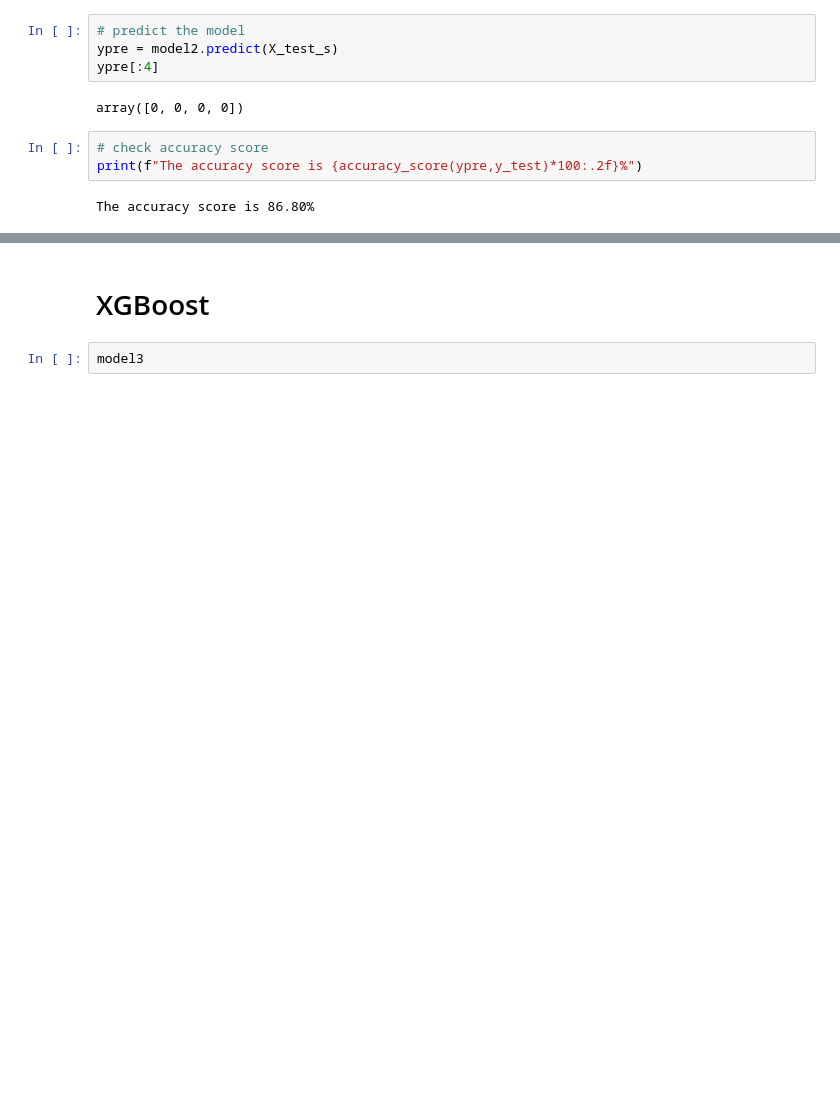
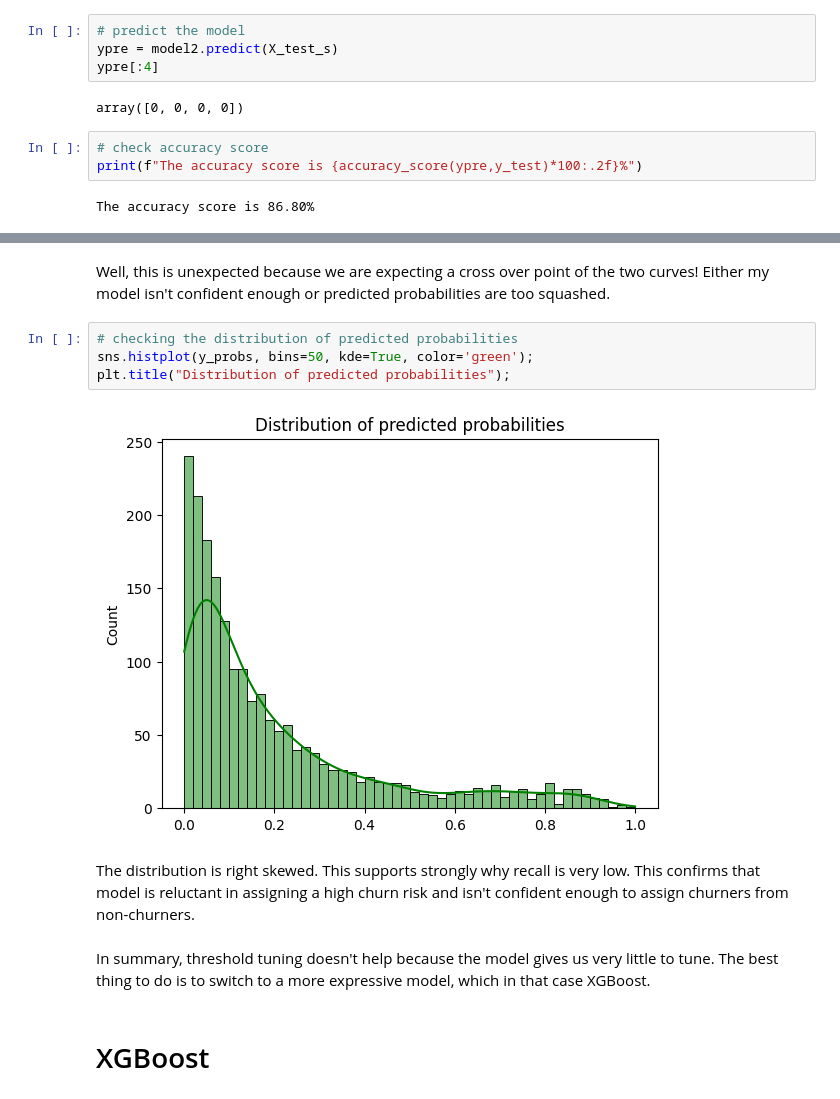
Before and after one commit to joyangelai/Customer-Churn-Prediction, a Jupyter notebook: CustomerChurnPrediction.ipynb, the cells around one changed output, grey strips where cells are left out. Drawn from its saved outputs; the diff is of its cells as text; blank space fills up the shorter version.

Commit message:
Init XGBoost

```diff
--- a/CustomerChurnPrediction.ipynb
+++ b/CustomerChurnPrediction.ipynb
@@ -568,4 +629,14 @@ weighted avg       0.86      0.87      0.85      2000
+# %% [markdown]
+Well, this is unexpected because we are expecting a cross over point of the two curves! Either my model isn't confident enough or predicted probabilities are too squashed.
+# %%
+# checking the distribution of predicted probabilities
+sns.histplot(y_probs, bins=50, kde=True, color='green');
+plt.title("Distribution of predicted probabilities");
+# %% [output]
+[figure, added]
+# %% [markdown]
+The distribution is right skewed. This supports strongly why recall is very low. This confirms that model is reluctant in assigning a high churn risk and isn't confident enough to assign churners from non-churners.
+# %% [markdown]
+In summary, threshold tuning doesn't help because the model gives us very little to tune. The best thing to do is to switch to a more expressive model, which in that case XGBoost.
 # %% [markdown]
 # XGBoost
-# %%
-model3
```
Also changed, not shown: parts of 20 cells of this notebook.
